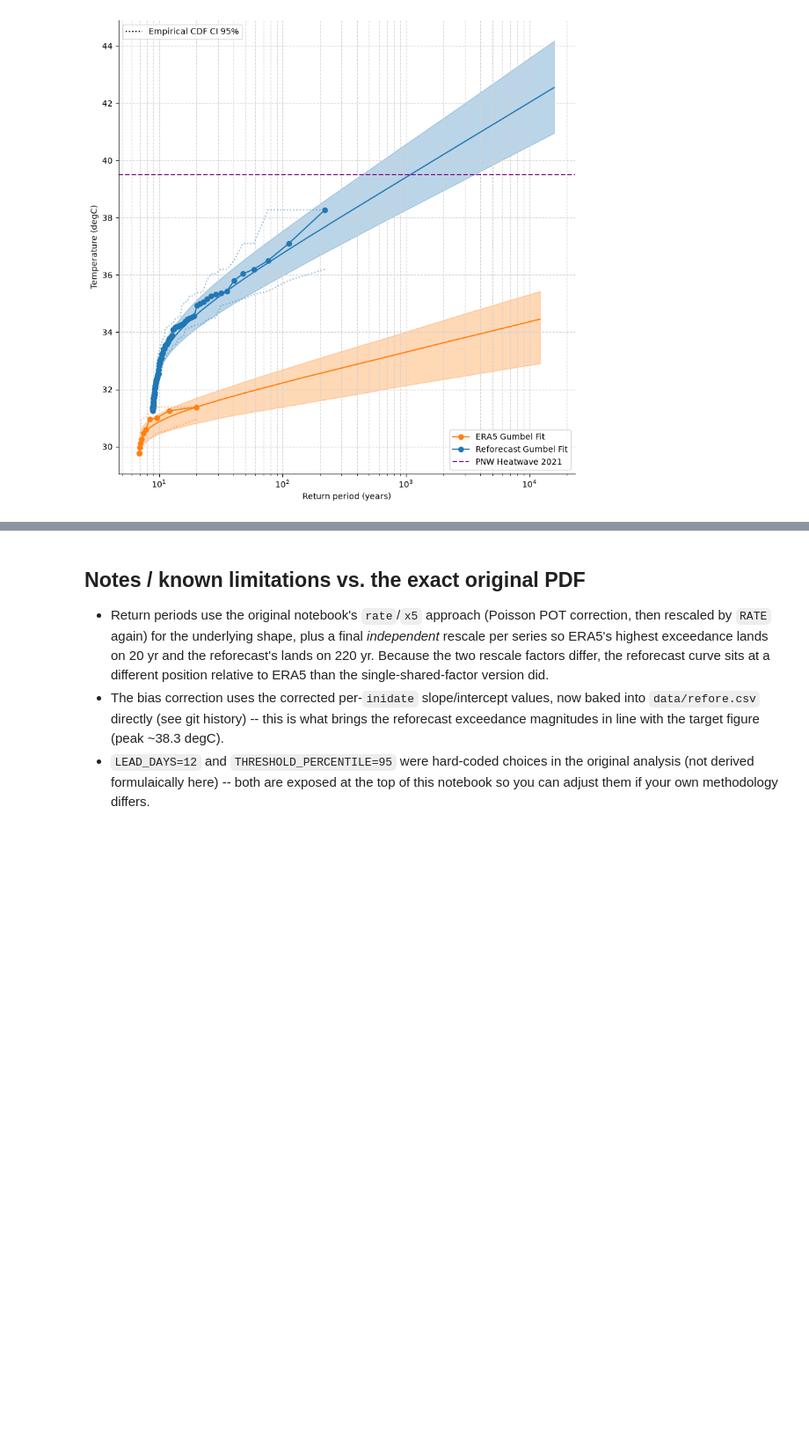
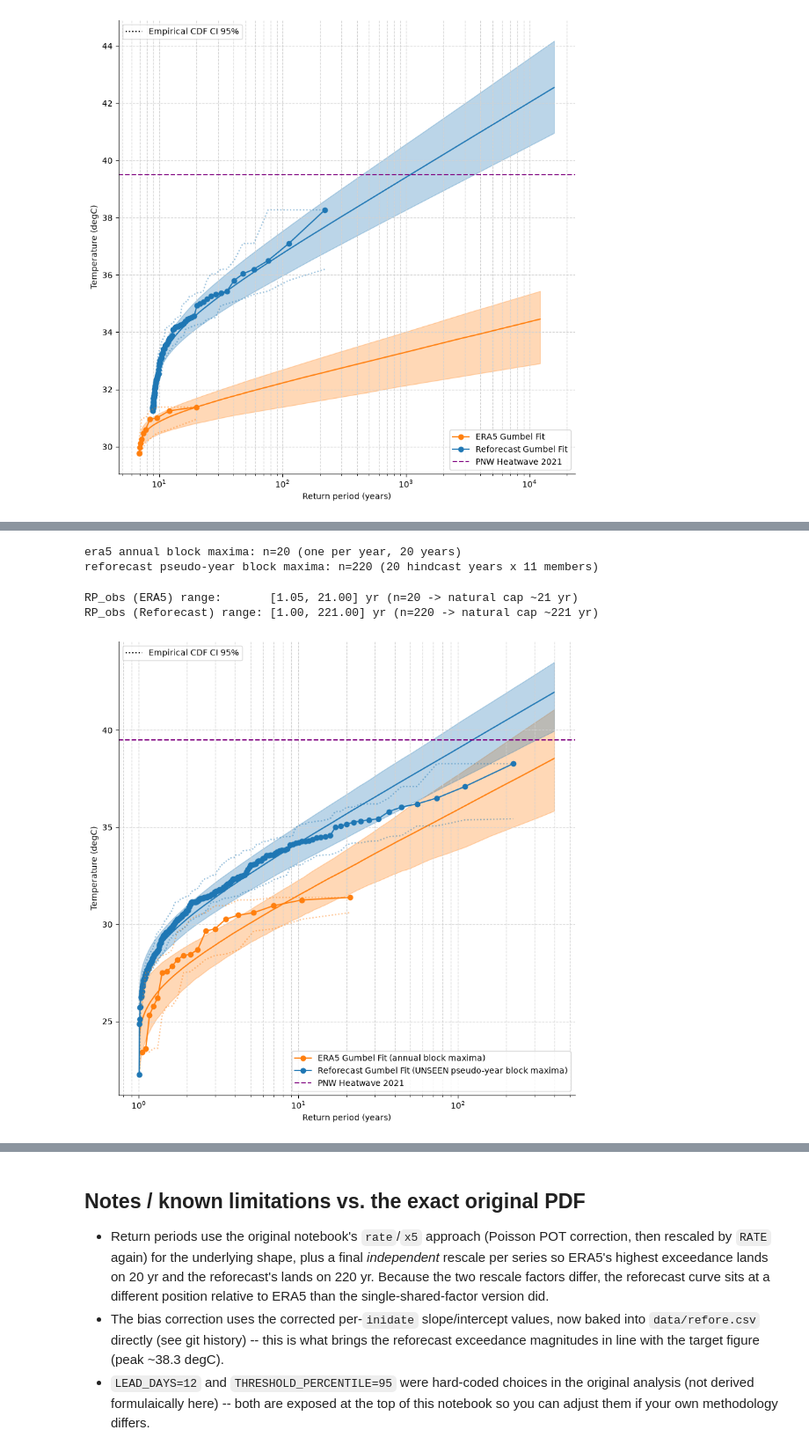
Before and after one commit to Olivash/DPHIL_extreme-weather-analysis, a Jupyter notebook: Gumbel_LMom_return_periods.ipynb, the cells around one changed output, grey strips where cells are left out. Shown at 88% size. Cells and saved outputs as stored; diff of their text form; code cells hidden in the pictures; blank space fills up the shorter version.

```diff
--- a/Gumbel_LMom_return_periods.ipynb
+++ b/Gumbel_LMom_return_periods.ipynb
@@ -262,0 +297,16 @@ plt.show()
+# %%
+# ERA5: annual block maxima over the same analog calendar window used above
+era5_analog_df = top_era_analog.to_dataframe().reset_index()
+era5_annual_max = era5_analog_df.groupby(era5_analog_df.time.dt.year)['t2m'].max().values
+
+# Reforecast: pseudo-year block maxima -- one value per (hindcast year, member)
+rfc_block = rf_lead.groupby(['hDate', 'number'])['adjusted_t2m'].max()
+years_rf_unique = np.sort(rfc_block.index.get_level_values('hDate').unique())
+rfc_pseudo_max = rfc_block.values
+
+print(f"era5 annual block maxima: n={len(era5_annual_max)} (one per year, {n_years_era5} years)")
+print(f"reforecast pseudo-year block maxima: n={len(rfc_pseudo_max)} "
+      f"({len(years_rf_unique)} hindcast years x {n_members_rf} members)")
+# %% [output]
+era5 annual block maxima: n=20 (one per year, 20 years)
+reforecast pseudo-year block maxima: n=220 (20 hindcast years x 11 members)
@@ -262,0 +336,61 @@ plt.show()
+# %%
+# Return period axis: RP = 1 / (1 - F(x)), directly -- both samples are
+# already "one independent value per (pseudo-)year", so no POT/Poisson
+# correction and no manual rescale constant is needed.
+RPs2 = np.exp(np.arange(0.01, 6.0, 0.01))[:, None]
+Qs2 = 1 - 1 / RPs2
+
+era5_curve2 = era5_gum2.qf(Qs2)
+rfc_curve2 = reforecast_gum2.qf(Qs2)
+
+ecdf_era5_2 = np.arange(1, era5_annual_max.size + 1) / (era5_annual_max.size + 1)
+RP_obs_era5_2 = 1 / (1 - ecdf_era5_2)
+
+ecdf_rfc_2 = np.arange(1, rfc_pseudo_max.size + 1) / (rfc_pseudo_max.size + 1)
+RP_obs_rfc_2 = 1 / (1 - ecdf_rfc_2)
+
+print(f"RP_obs (ERA5) range:       [{RP_obs_era5_2.min():.2f}, {RP_obs_era5_2.max():.2f}] yr "
+      f"(n={era5_annual_max.size} -> natural cap ~{era5_annual_max.size + 1} yr)")
+print(f"RP_obs (Reforecast) range: [{RP_obs_rfc_2.min():.2f}, {RP_obs_rfc_2.max():.2f}] yr "
+      f"(n={rfc_pseudo_max.size} -> natural cap ~{rfc_pseudo_max.size + 1} yr)")
+# %% [output]
+RP_obs (ERA5) range:       [1.05, 21.00] yr (n=20 -> natural cap ~21 yr)
+RP_obs (Reforecast) range: [1.00, 221.00] yr (n=220 -> natural cap ~221 yr)
+# %%
+fig2 = plt.figure(figsize=(10, 10))
+
+plt.plot(RPs2, np.median(era5_curve2, axis=1), color=color_era5)
+plt.plot(RPs2, np.median(rfc_curve2, axis=1), color=color_reforecast)
+
+plt.fill_between(RPs2.flatten(), *np.quantile(era5_curve2, [0.025, 0.975], axis=1), alpha=0.3, color=color_ci_era5)
+plt.fill_between(RPs2.flatten(), *np.quantile(rfc_curve2, [0.025, 0.975], axis=1), alpha=0.3, color=color_ci_reforecast)
+
+plt.plot(RP_obs_era5_2, np.sort(era5_annual_max), color_era5, marker='o', label='ERA5 Gumbel Fit (annual block maxima)')
+plt.plot(RP_obs_rfc_2, np.sort(rfc_pseudo_max), color_reforecast, marker='o', label='Reforecast Gumbel Fit (UNSEEN pseudo-year block maxima)')
+
+plt.plot(RP_obs_era5_2, np.quantile(np.sort(era5_boot2, axis=0), [0.025, 0.975], axis=1).T,
+         color=color_era5, alpha=0.5, ls=':')
+plt.plot(RP_obs_rfc_2, np.quantile(np.sort(rfc_boot2, axis=0), [0.025, 0.975], axis=1).T,
+         color=color_reforecast, alpha=0.5, ls=':')
+
+plt.xscale('log')
+plt.axhline(y=REFERENCE_VALUE, linestyle='--', color='purple', label=REFERENCE_LABEL)
+
+plt.xlabel('Return period (years)')
+plt.ylabel('Temperature (degC)')
+
+original_legend = plt.legend(loc='lower right')
+additional_legend = plt.legend(
+    handles=[plt.Line2D([0], [0], color='black', linestyle=':')],
+    labels=['Empirical CDF CI 95%'],
+    loc='upper left',
+)
+
+plt.grid(True, which='both', linestyle='--', color=grid_color)
+plt.gca().add_artist(original_legend)
+
+sns.despine()
+plt.savefig('general_return_periods.pdf', dpi=600)
+plt.show()
+# %% [output]
+[figure, added]
```
Also changed, not shown: parts of 3 cells of this notebook.
